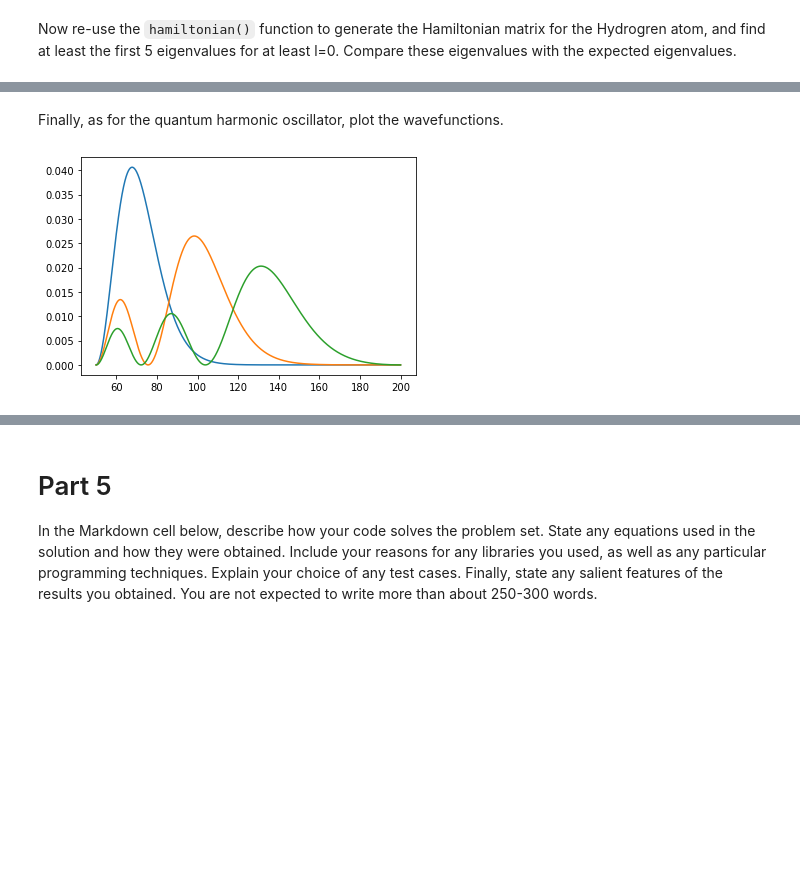
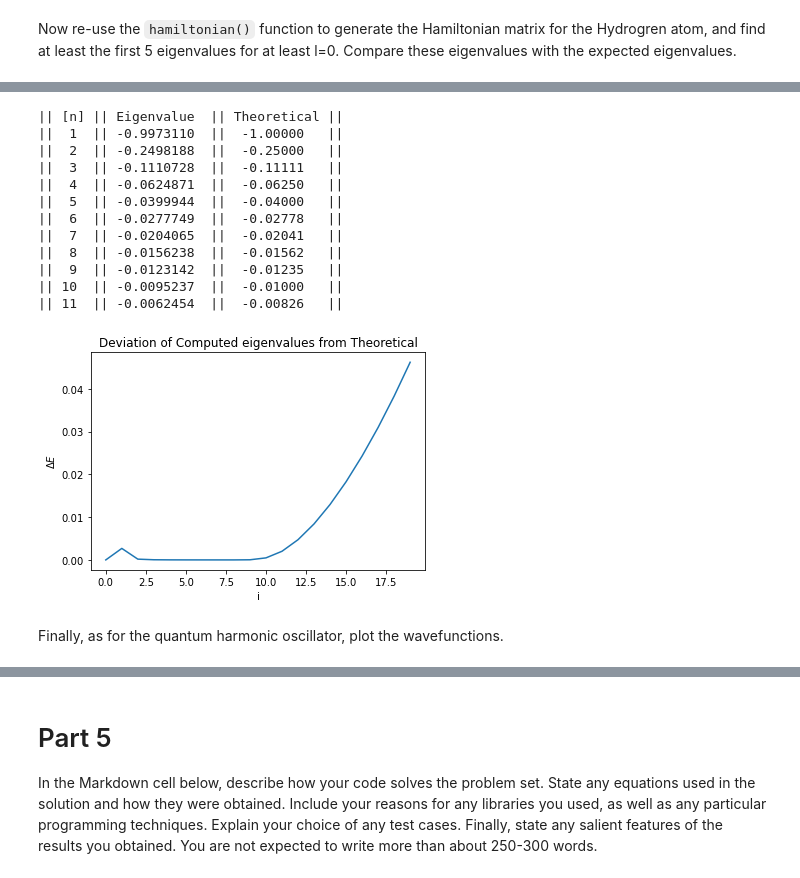
Before and after one commit to sam-you-ell/Computational-Physics, a Jupyter notebook: LinAlgEx2.ipynb, the cells around one changed output, grey strips where cells are left out. Drawn from its saved outputs; the diff is of its cells as text; code cells hidden in the pictures; blank space fills up the shorter version.

```diff
--- a/LinAlgEx2.ipynb
+++ b/LinAlgEx2.ipynb
@@ -237,10 +225,55 @@ for i in range(6):
+# %%
+rs = np.linspace(0.00001, 200,  2000)
+
+def solve_spherical(r, v):
+    """
+    Solves the hamiltonian in the hydrogen atom case. This function is now the same as the SolveHam function, but originally i thought the normalisation conditions would be different and i thought i'd      have to use a different scipy routine to solve.
+    """
+    dr = r[1] - r[0]
+    spher_evals, spher_evects = linalg.eigh(hamiltonian(r, v))
+
+    index = np.argsort(spher_evals)
+    spher_evals = spher_evals[index]
+    spher_evects = spher_evects[:, index]
+
+    NormSpher = np.zeros_like(spher_evects)
+    for i in range(len(r)):
+        norm = integrate.simps(spher_evects[:,i]**2, dx = dr)
+        NormSpher[:,i] = spher_evects[:,i]/np.sqrt(norm)
+    return spher_evals, NormSpher
+
+s_evals, s_evects = solve_spherical(rs, pot_spher(rs, l = 0))
+
+
+print("{:<8} {:<8} {:<8}".format("|| [n] ||", "Eigenvalue", " || Theoretical ||"))
+n = 20
+theo = np.arange(0,n,1)
+eval_numbers = np.arange(0, n, 1)
+error = np.zeros(n)
+for i in range(1,12):
+    print('||','{:^3}'.format(eval_numbers[i]),'||','{:^9}'.format("%.7f"%s_evals[i])," || ", '{:^9}'.format( "%.5f"%(-1/theo[i]**2)), ' ||') #tabulating the eigenvalues
+for i in range (1,n):
+    error[i] = np.abs(s_evals[i] - -1/theo[i]**2) #error in the eigenvalues -> shows the deviation from true theoretical values
+xs = [i for i in range(n)]
+
+plt.title("Deviation of Computed eigenvalues from Theoretical")
+plt.xlabel("i")
+plt.ylabel('$\Delta E$')
+plt.plot(xs, error)
+plt.show()
+# %% [output]
+|| [n] || Eigenvalue  || Theoretical ||
+||  1  || -0.9973110  ||  -1.00000   ||
+||  2  || -0.2498188  ||  -0.25000   ||
+||  3  || -0.1110728  ||  -0.11111   ||
+||  4  || -0.0624871  ||  -0.06250   ||
+||  5  || -0.0399944  ||  -0.04000   ||
+||  6  || -0.0277749  ||  -0.02778   ||
+||  7  || -0.0204065  ||  -0.02041   ||
+||  8  || -0.0156238  ||  -0.01562   ||
+||  9  || -0.0123142  ||  -0.01235   ||
+|| 10  || -0.0095237  ||  -0.01000   ||
+|| 11  || -0.0062454  ||  -0.00826   ||
+[figure, added]
 # %% [markdown]
 Finally, as for the quantum harmonic oscillator, plot the wavefunctions.
-# %%
-
-for i in range(3):
-     plt.plot(r, spherical_eigenvects[:,i]**2)
-
-plt.show()
-# %% [output]
-[figure, removed]
```
Also changed, not shown: parts of 13 cells of this notebook.
